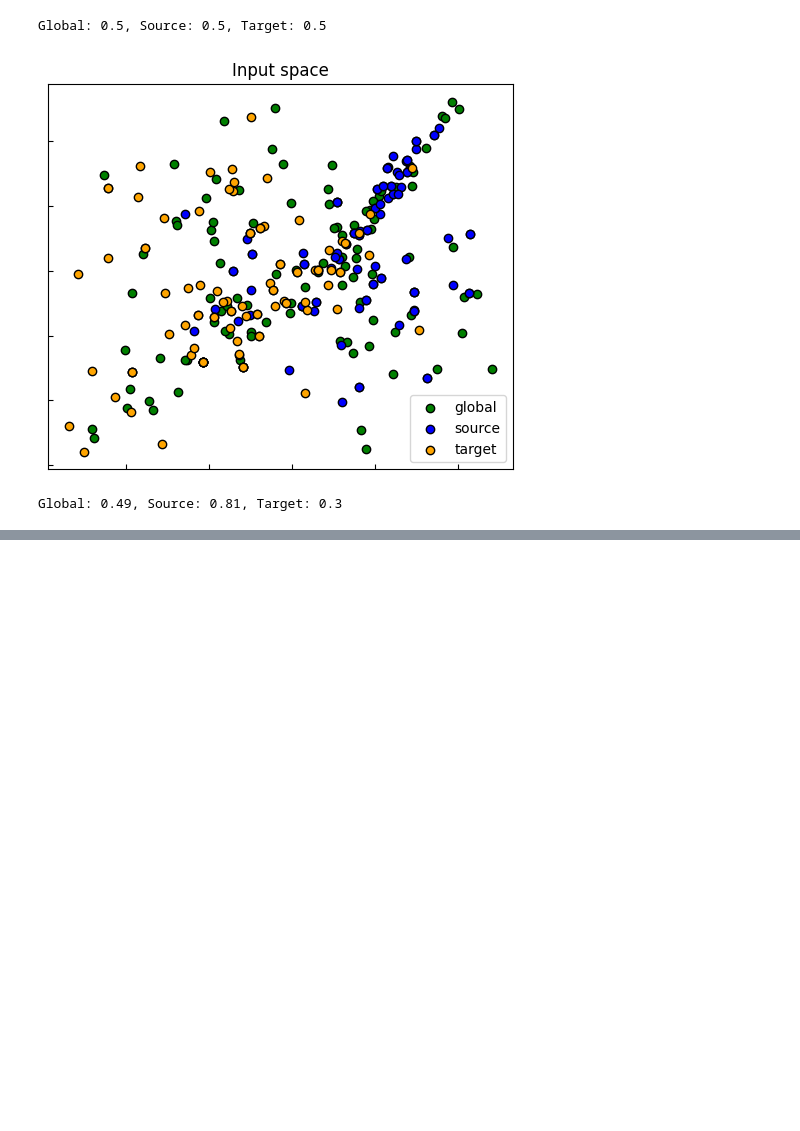
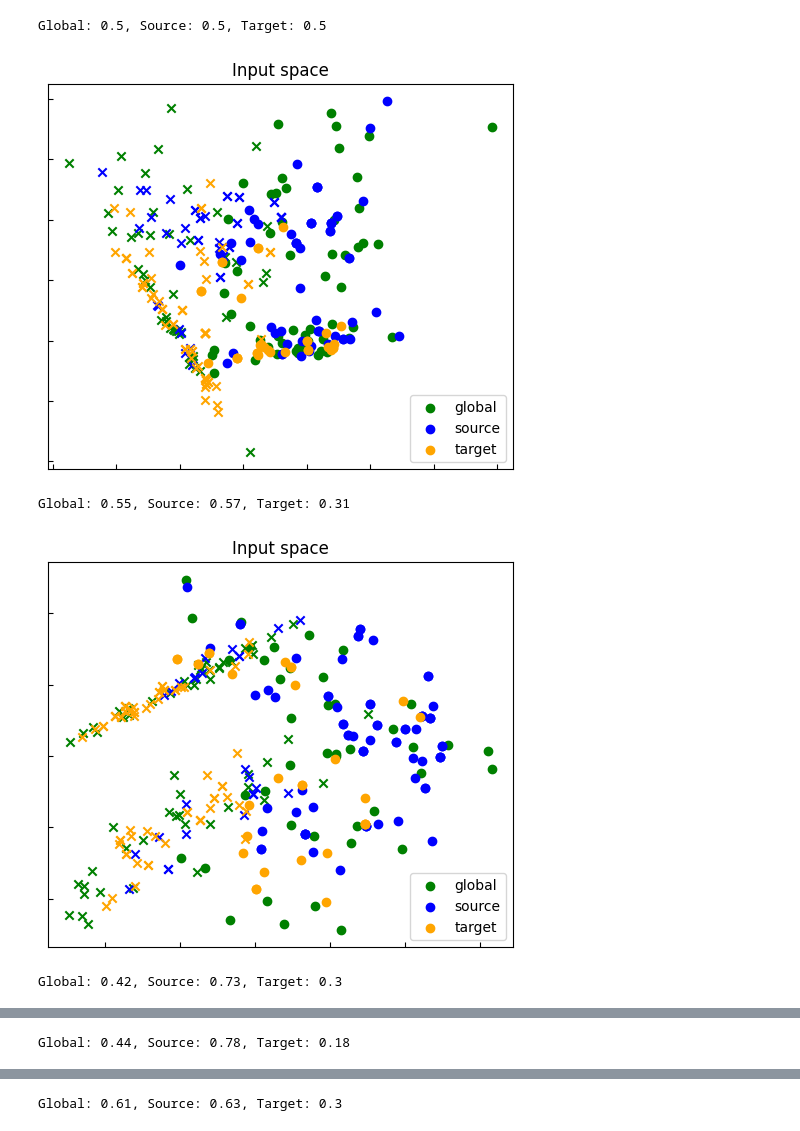
Before and after one commit to EWitting/global-domain-adapation, a Jupyter notebook: showdatashift.ipynb, the cells around one changed output, grey strips where cells are left out. Drawn from its saved outputs; the diff is of its cells as text; code cells hidden in the pictures; blank space fills up the shorter version.

Commit message:
Refactor to builder object and documentation

```diff
--- a/showdatashift.ipynb
+++ b/showdatashift.ipynb
@@ -24,22 +24,27 @@ target_ratio = np.mean(yt)
 print(f"Global: {global_ratio}, Source: {source_ratio}, Target: {target_ratio}")
 # %% [output]
 Global: 0.5, Source: 0.5, Target: 0.5
-# %%
-from sklearn.datasets import make_classification
-from datagen.selector import  Selector
-
-x,y = make_classification(500, n_features=2,n_informative=2,n_repeated=0,n_redundant=0)
-selector = Selector(100, 100, 100, 1, 1, 2)
-Xs, ys, Xg, yg, Xt, yt = selector.select(x,y)
-
-visualizeShift2D(Xs,Xg,Xt)
-# %% [output]
-[figure, removed]
-# %%
-global_ratio = np.mean(yg)
-source_ratio = np.mean(ys)
-target_ratio = np.mean(yt)
-
-print(f"Global: {global_ratio}, Source: {source_ratio}, Target: {target_ratio}")
-# %% [output]
-Global: 0.49, Source: 0.81, Target: 0.3
+# %%
+from datagen.selector import  Selector
+from datagen.builder import  DatasetBuilder
+
+init_classification = {
+    'n_samples' : 500,
+    'n_features' : 2,
+    'n_informative' : 2,
+    'n_repeated' : 0,
+    'n_redundant' : 0
+}
+
+selector = Selector(100, 100, 100, 1, 1, 2)
+builder = DatasetBuilder(init_classification, selector)
+runs = 4
+for _ in range(runs):
+    xs, ys, xg, yg, xt, yt = builder.generate()
+    visualize_shift2d(xs,ys,xg,yg,xt,yt)
+    print(f"Global: {np.mean(yg)}, Source: {np.mean(ys)}, Target: {np.mean(yt)}")
+# %% [output]
+[figure, added]
+Global: 0.55, Source: 0.57, Target: 0.31
+[figure, added]
+Global: 0.42, Source: 0.73, Target: 0.3
@@ -45,0 +52 @@ Global: 0.49, Source: 0.81, Target: 0.3
+Global: 0.44, Source: 0.78, Target: 0.18
@@ -45,0 +54 @@ Global: 0.49, Source: 0.81, Target: 0.3
+Global: 0.61, Source: 0.63, Target: 0.3
```
Also changed, not shown: parts of 4 cells of this notebook, 3 other files.
